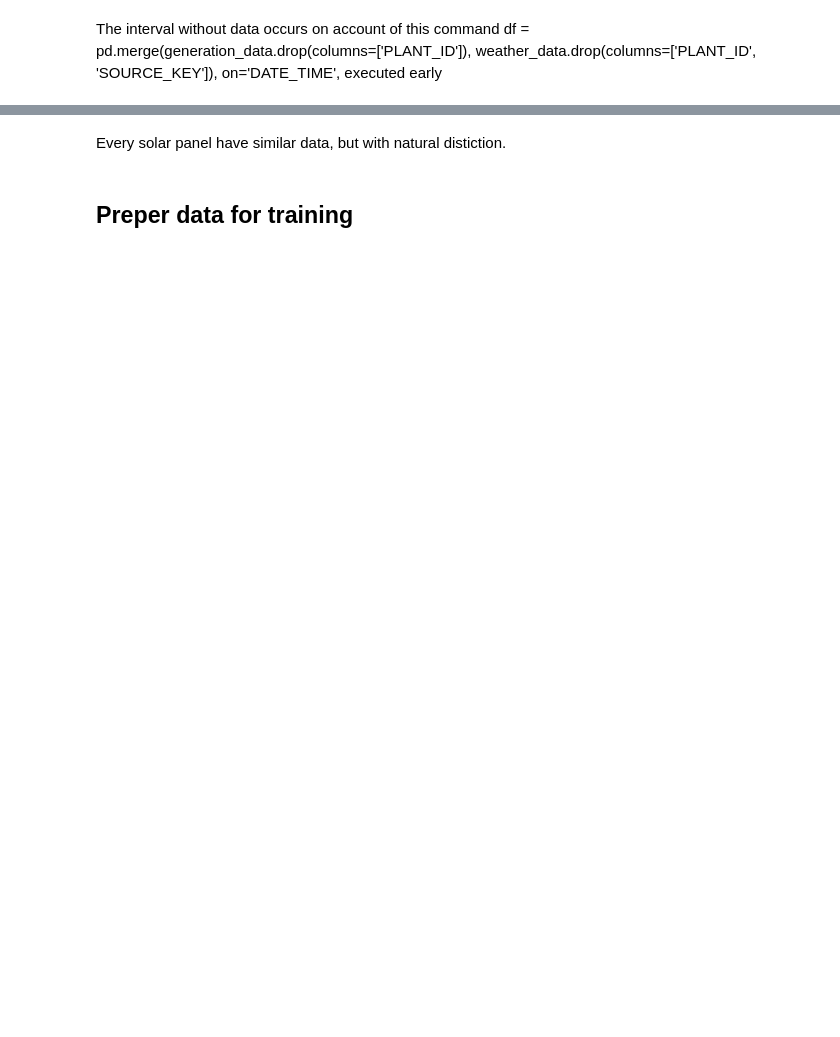
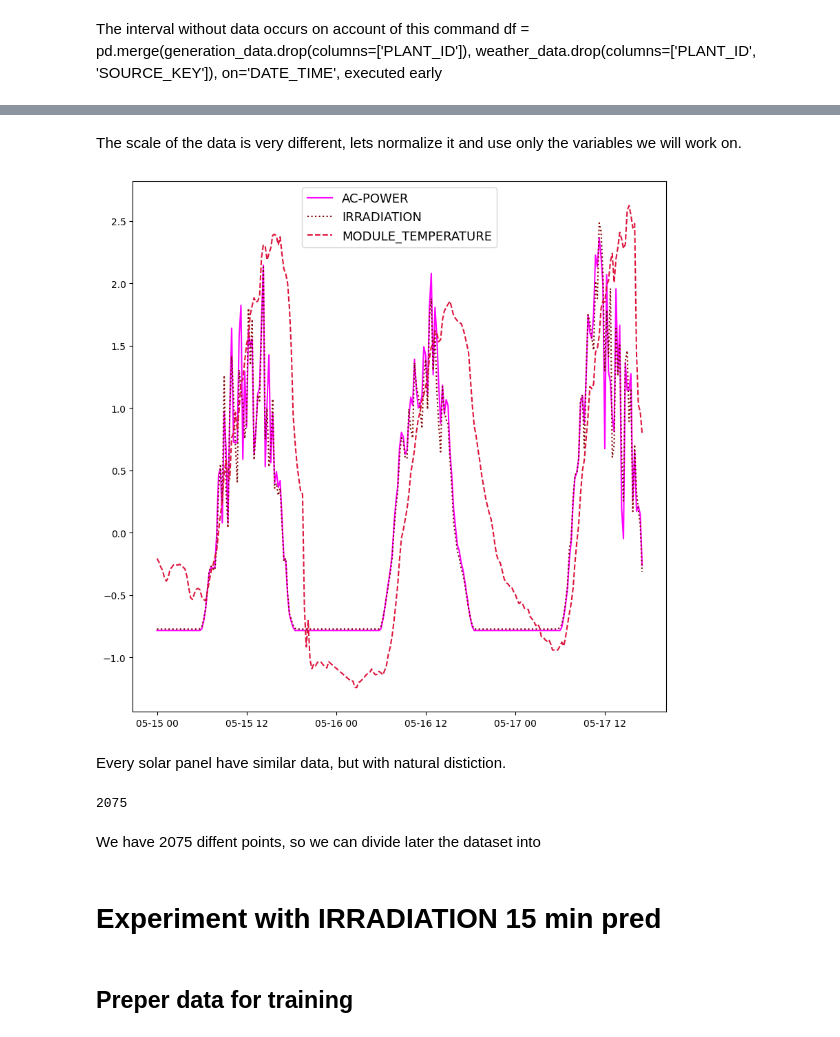
Before and after one commit to guedesopaulo/series-temporais, a Jupyter notebook: series_temp.ipynb, the cells around one changed output, grey strips where cells are left out. Drawn from its saved outputs; the diff is of its cells as text; code cells hidden in the pictures; blank space fills up the shorter version.

```diff
--- a/series_temp.ipynb
+++ b/series_temp.ipynb
@@ -144,4 +146,39 @@ plt.show()
+# %% [markdown]
+The scale of the data is very different, lets normalize it and use only the variables we will work on.
+# %%
+mean_irradiation = df['IRRADIATION'].mean()
+std_irradiation = df['IRRADIATION'].std()
+mean_ac = df['AC_POWER'].mean()
+std_ac = df['AC_POWER'].std()
+mean_temp = df['AMBIENT_TEMPERATURE'].mean()
+std_temp = df['AMBIENT_TEMPERATURE'].std()
+df['AC_POWER']=(df['AC_POWER']-df['AC_POWER'].mean())/df['AC_POWER'].std()
+df['IRRADIATION']=(df['IRRADIATION']-df['IRRADIATION'].mean())/df['IRRADIATION'].std()
+df['AMBIENT_TEMPERATURE']=(df['AMBIENT_TEMPERATURE']-df['AMBIENT_TEMPERATURE'].mean())/df['AMBIENT_TEMPERATURE'].std()
+# %%
+df1 = df.loc[df['SOURCE_KEY_NUMBER'] == 19]
+df1 = df1.reset_index()
+
+plt.figure(figsize=(10,10))
+plt.plot( df1['DATE_TIME'][0:250],df1['AC_POWER'][0:250],color =colors[3],linestyle = '-')
+plt.plot( df1['DATE_TIME'][0:250],df1['IRRADIATION'][0:250],color =colors[2],linestyle = ':')
+plt.plot( df1['DATE_TIME'][0:250],df1['AMBIENT_TEMPERATURE'][0:250],color =colors[1],linestyle = '--')
+plt.legend(('AC-POWER',
+           'IRRADIATION',
+           'MODULE_TEMPERATURE',
+           'AMBIENT_TEMPERATURE'),fontsize=13)
+plt.show()
+# %% [output]
+[figure, added]
 # %% [markdown]
 Every solar panel have similar data, but with natural distiction.
+# %%
+len(df1)
+# %% [output]
+2075
+# %% [markdown]
+We have 2075 diffent points, so we can divide later the dataset into
+# %% [markdown]
+# Experiment with IRRADIATION 15 min pred
 # %% [markdown]
 ## Preper data for training
```
Also changed, not shown: parts of 93 cells of this notebook, 1 other file.
